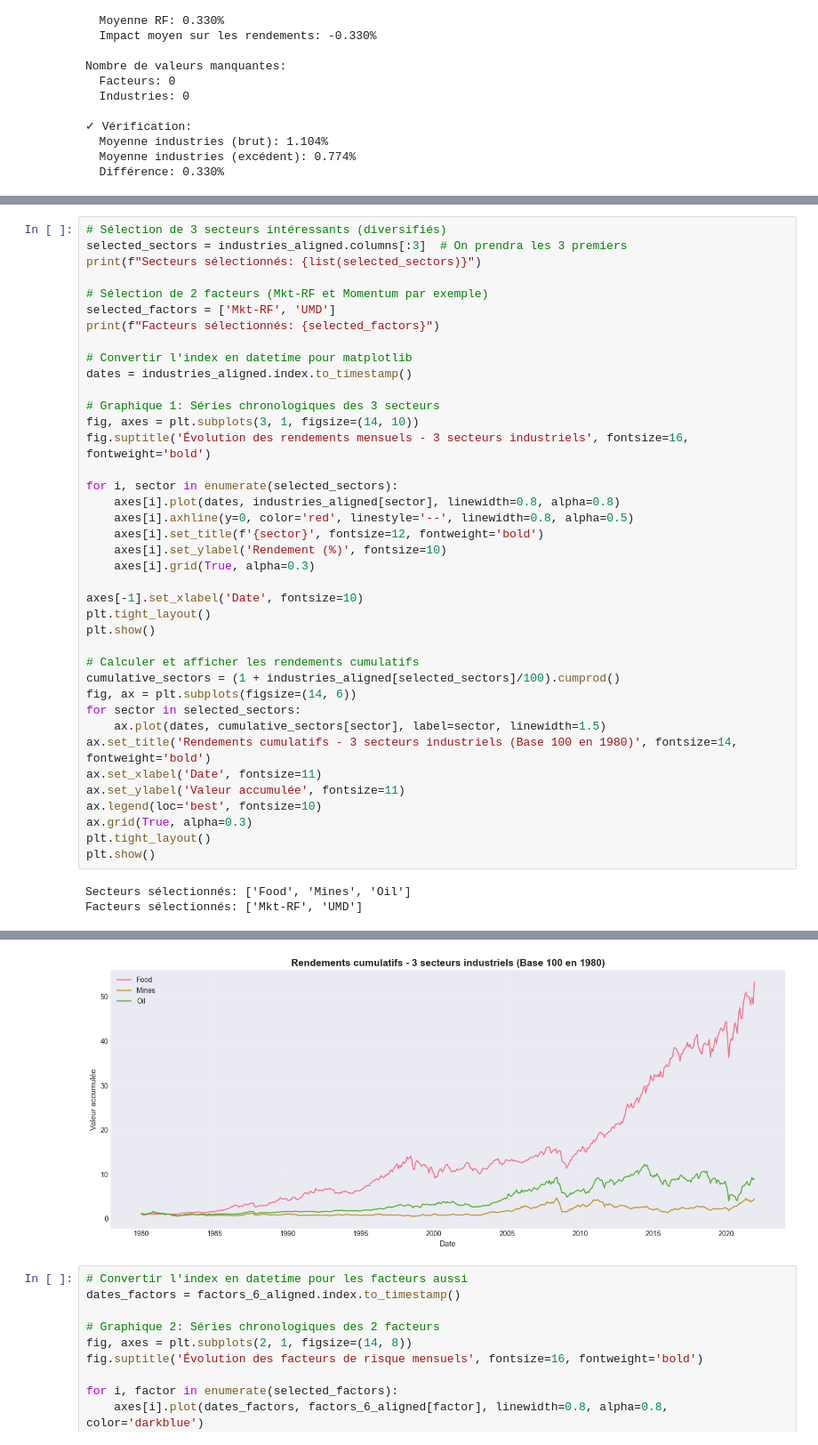
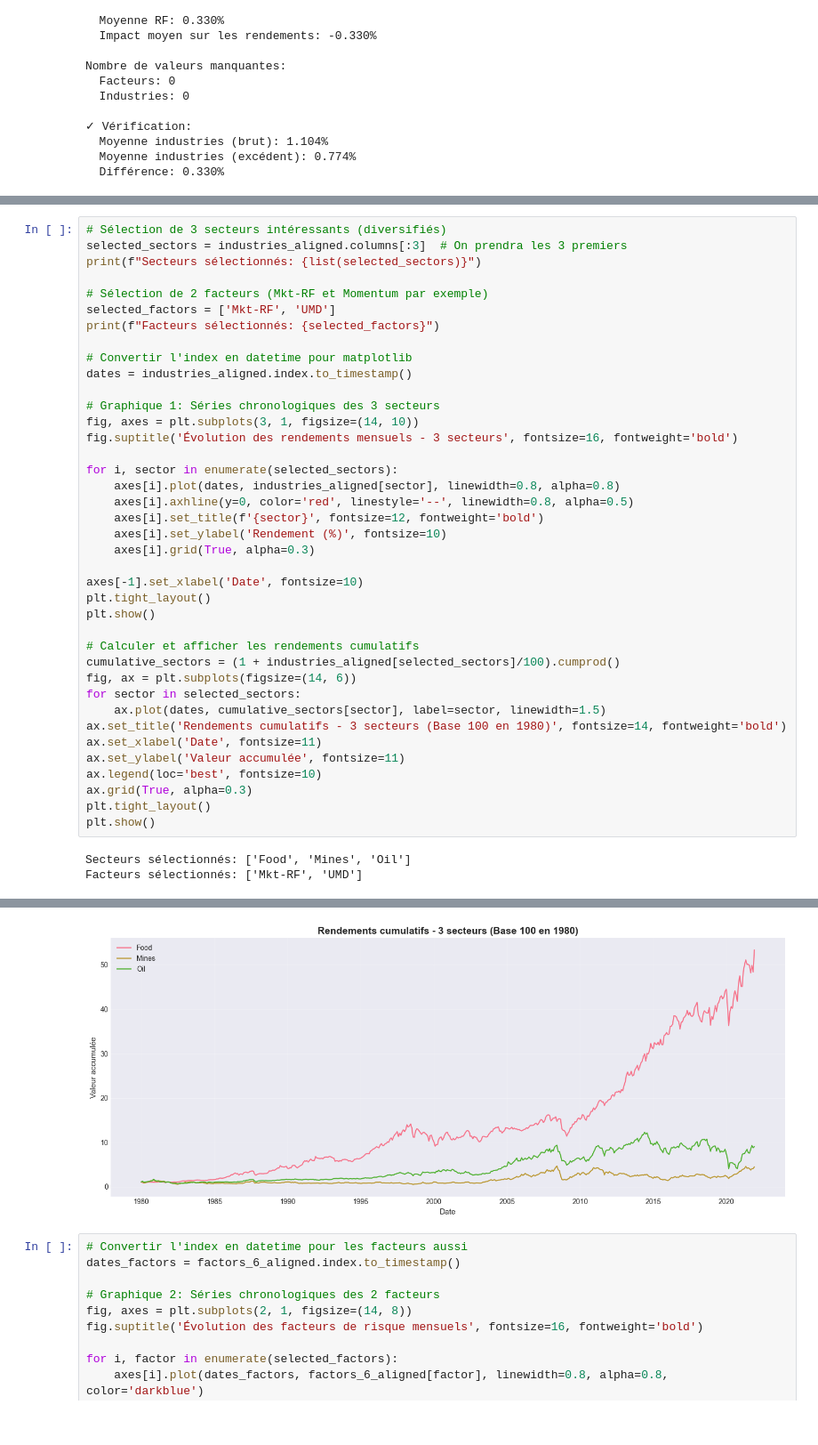
Before and after one commit to jeansimon18/Devoir-3, a Jupyter notebook: Devoir 3.ipynb, the cells around one changed output, grey strips where cells are left out. Shown at 89% size. Cells and saved outputs as stored; diff of their text form.

```diff
--- a/Devoir 3.ipynb
+++ b/Devoir 3.ipynb
@@ -235,7 +249,7 @@ dates = industries_aligned.index.to_timestamp()
 
 # Graphique 1: Séries chronologiques des 3 secteurs
 fig, axes = plt.subplots(3, 1, figsize=(14, 10))
-fig.suptitle('Évolution des rendements mensuels - 3 secteurs industriels', fontsize=16, fontweight='bold')
+fig.suptitle('Évolution des rendements mensuels - 3 secteurs', fontsize=16, fontweight='bold')
 
 for i, sector in enumerate(selected_sectors):
     axes[i].plot(dates, industries_aligned[sector], linewidth=0.8, alpha=0.8)
@@ -253,7 +267,7 @@ cumulative_sectors = (1 + industries_aligned[selected_sectors]/100).cumprod()
 fig, ax = plt.subplots(figsize=(14, 6))
 for sector in selected_sectors:
     ax.plot(dates, cumulative_sectors[sector], label=sector, linewidth=1.5)
-ax.set_title('Rendements cumulatifs - 3 secteurs industriels (Base 100 en 1980)', fontsize=14, fontweight='bold')
+ax.set_title('Rendements cumulatifs - 3 secteurs (Base 100 en 1980)', fontsize=14, fontweight='bold')
 ax.set_xlabel('Date', fontsize=11)
 ax.set_ylabel('Valeur accumulée', fontsize=11)
 ax.legend(loc='best', fontsize=10)
@@ -267,4 +281,4 @@ Facteurs sélectionnés: ['Mkt-RF', 'UMD']
-[figure, old version]
+[figure, new version]
 # %%
 # Convertir l'index en datetime pour les facteurs aussi
 dates_factors = factors_6_aligned.index.to_timestamp()
```
Also changed, not shown: parts of 9 cells of this notebook.
